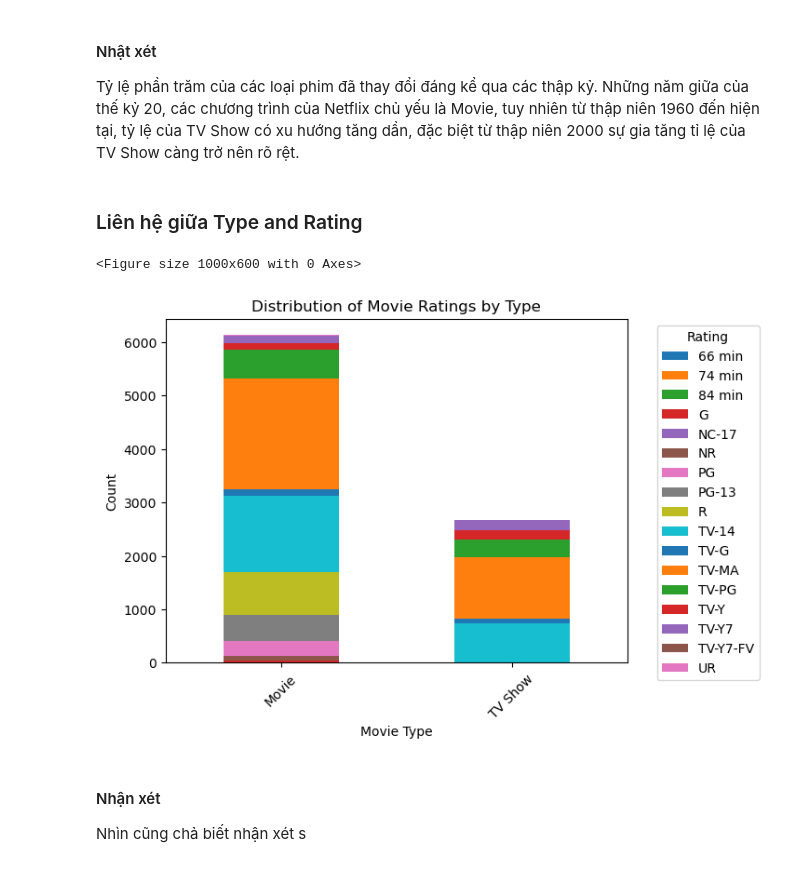
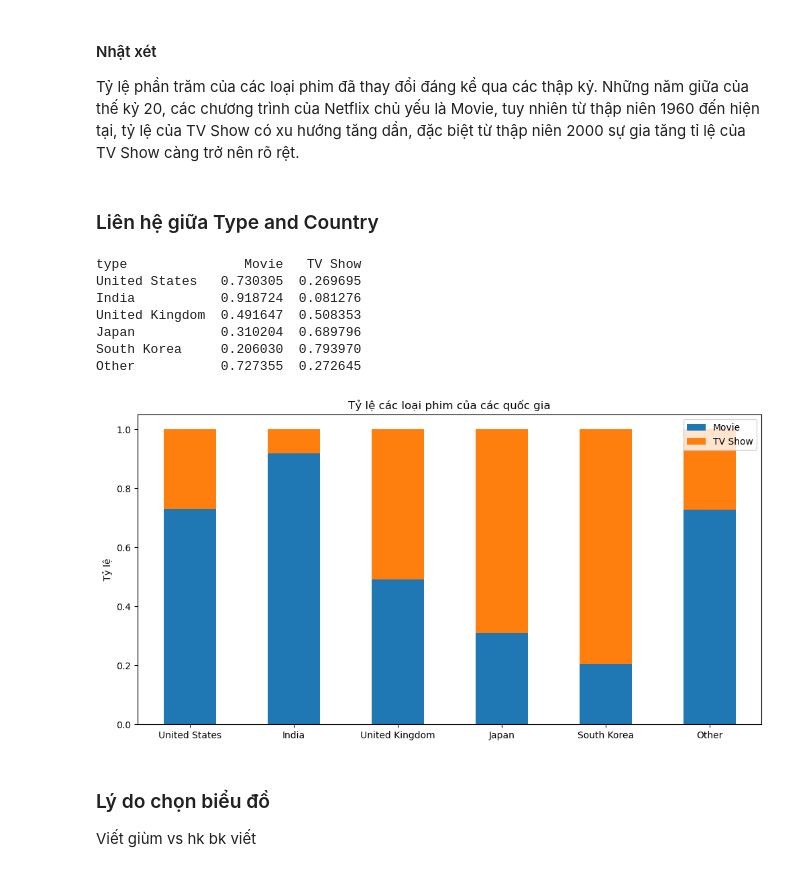
Before and after one commit to nhttrn84/Data_Visualization, a Jupyter notebook: relationship.ipynb, the cells around one changed output. Drawn from its saved outputs; the diff is of its cells as text; code cells hidden in the pictures.

```diff
--- a/relationship.ipynb
+++ b/relationship.ipynb
@@ -478,23 +479,49 @@ decade
 #### Nhật xét
 Tỷ lệ phần trăm của các loại phim đã thay đổi đáng kể qua các thập kỷ. Những năm giữa của thế kỷ 20, các chương trình của Netflix chủ yếu là Movie, tuy nhiên từ thập niên 1960 đến hiện tại, tỷ lệ của TV Show có xu hướng tăng dần, đặc biệt từ thập niên 2000 sự gia tăng tỉ lệ của TV Show càng trở nên rõ rệt.
 # %% [markdown]
-### Liên hệ giữa Type and Rating
+### Liên hệ giữa Type and Country
-# %%
-#valid_ratings = ['PG-13', 'TV-MA', 'PG', 'TV-14', 'TV-PG', 'TV-Y', 'TV-Y7', 'R', 'TV-G', 'G', 'NC-17', 'TV-Y7-FV', 'UR']
-df_filtered = df[df['rating'].notna()]
-
-# Plotting a grouped bar chart
-plt.figure(figsize=(10, 6))
-df_filtered.groupby(['type', 'rating']).size().unstack().plot(kind='bar', stacked=True)
-plt.title('Distribution of Movie Ratings by Type')
-plt.xlabel('Movie Type')
-plt.ylabel('Count')
-plt.xticks(rotation=45)
-plt.legend(title='Rating', bbox_to_anchor=(1.05, 1), loc='upper left')
-plt.show()
-# %% [output]
-<Figure size 1000x600 with 0 Axes>
-[figure, removed]
-# %% [markdown]
-#### Nhận xét
-Nhìn cũng chả biết nhận xét s
+# %%
+
+# Group by country and type, then count occurrences
+grouped_df = df.groupby(['country', 'type']).size().unstack(fill_value=0)
+
+# Get top 5 countries by count
+top_countries = grouped_df.sum(axis=1).nlargest(5).index
+
+# Aggregate counts for top 5 countries
+top_df = grouped_df.loc[top_countries]
+
+# Sum counts for the rest of the countries
+rest_df = grouped_df.drop(top_countries)
+rest_sum = rest_df.sum()
+rest_df = pd.DataFrame(rest_sum).transpose()
+rest_df.index = ['Other']  # Rename index to "Other"
+
+# Concatenate top countries and the rest
+final_df = pd.concat([top_df, rest_df])
+
+# Normalize each row to get proportions
+normalized_df = final_df.div(final_df.sum(axis=1), axis=0)
+
+print(normalized_df)
+
+# Plotting
+normalized_df.plot(kind='bar', stacked=True, figsize=(12, 6))
+plt.title('Tỷ lệ các loại phim của các quốc gia')
+plt.ylabel('Tỷ lệ')
+plt.xticks(rotation=0)
+
+plt.legend(title='')
+plt.show()
+# %% [output]
+type               Movie   TV Show
+United States   0.730305  0.269695
+India           0.918724  0.081276
+United Kingdom  0.491647  0.508353
+Japan           0.310204  0.689796
+South Korea     0.206030  0.793970
+Other           0.727355  0.272645
+[figure, added]
+# %% [markdown]
+### Lý do chọn biểu đồ
+Viết giùm vs hk bk viết
```
Also changed, not shown: parts of 2 cells of this notebook.
